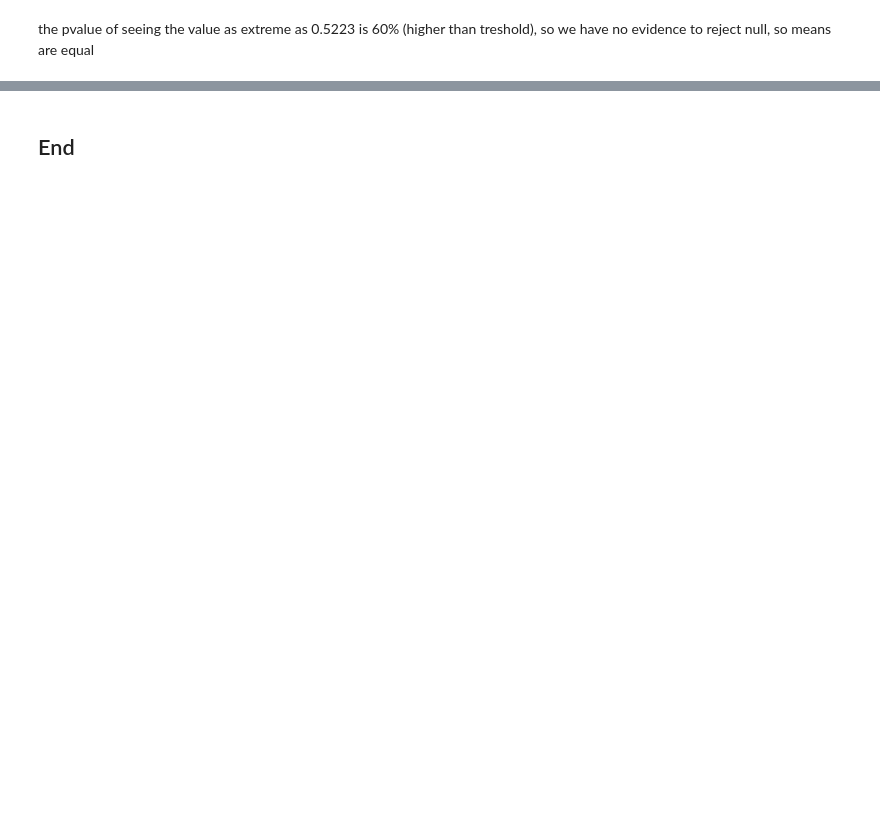
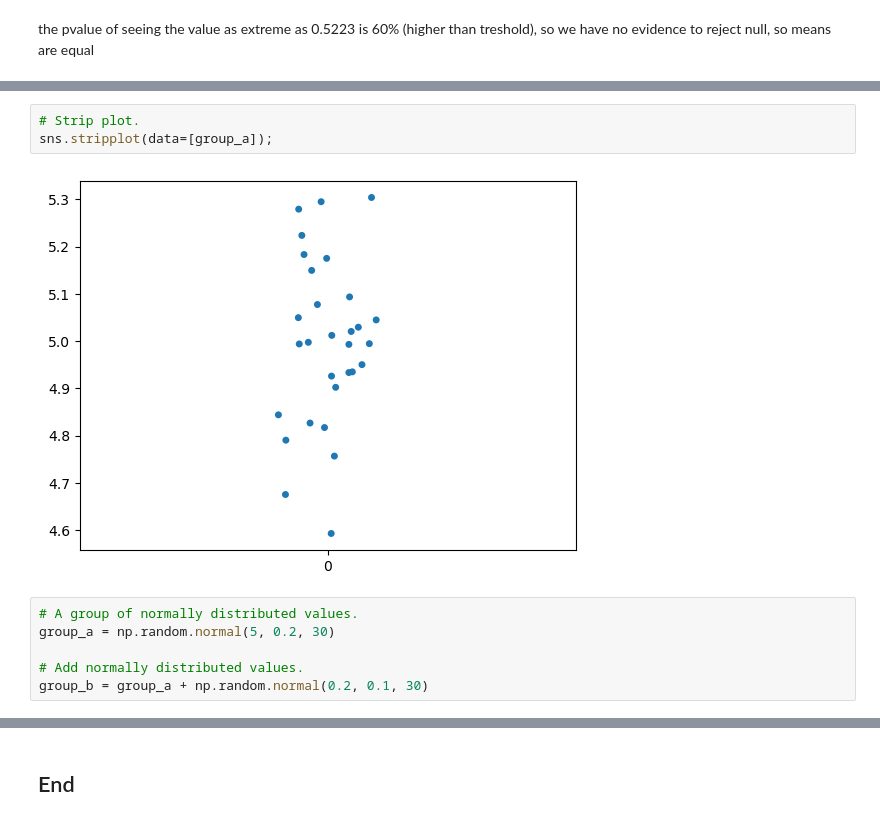
Before and after one commit to nurbujang/statnotes, a Jupyter notebook: s04_t_tests.ipynb, the cells around one changed output, grey strips where cells are left out. Drawn from its saved outputs; the diff is of its cells as text; blank space fills up the shorter version.

```diff
--- a/s04_t_tests.ipynb
+++ b/s04_t_tests.ipynb
@@ -139,0 +150,11 @@ the pvalue of seeing the value as extreme as 0.5223 is 60% (higher than treshold
+# %%
+# Strip plot.
+sns.stripplot(data=[group_a]);
+# %% [output]
+[figure, added]
+# %%
+# A group of normally distributed values.
+group_a = np.random.normal(5, 0.2, 30)
+
+# Add normally distributed values.
+group_b = group_a + np.random.normal(0.2, 0.1, 30)
```
Also changed, not shown: parts of 13 cells of this notebook.
